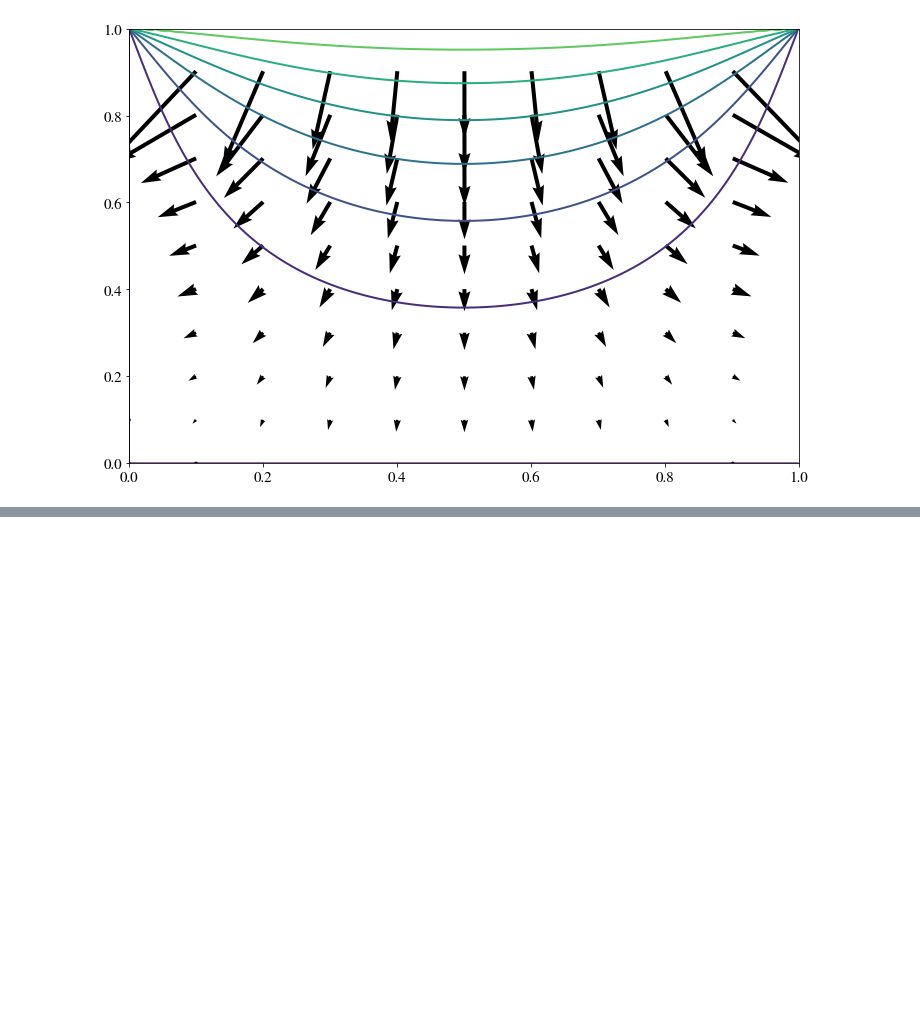
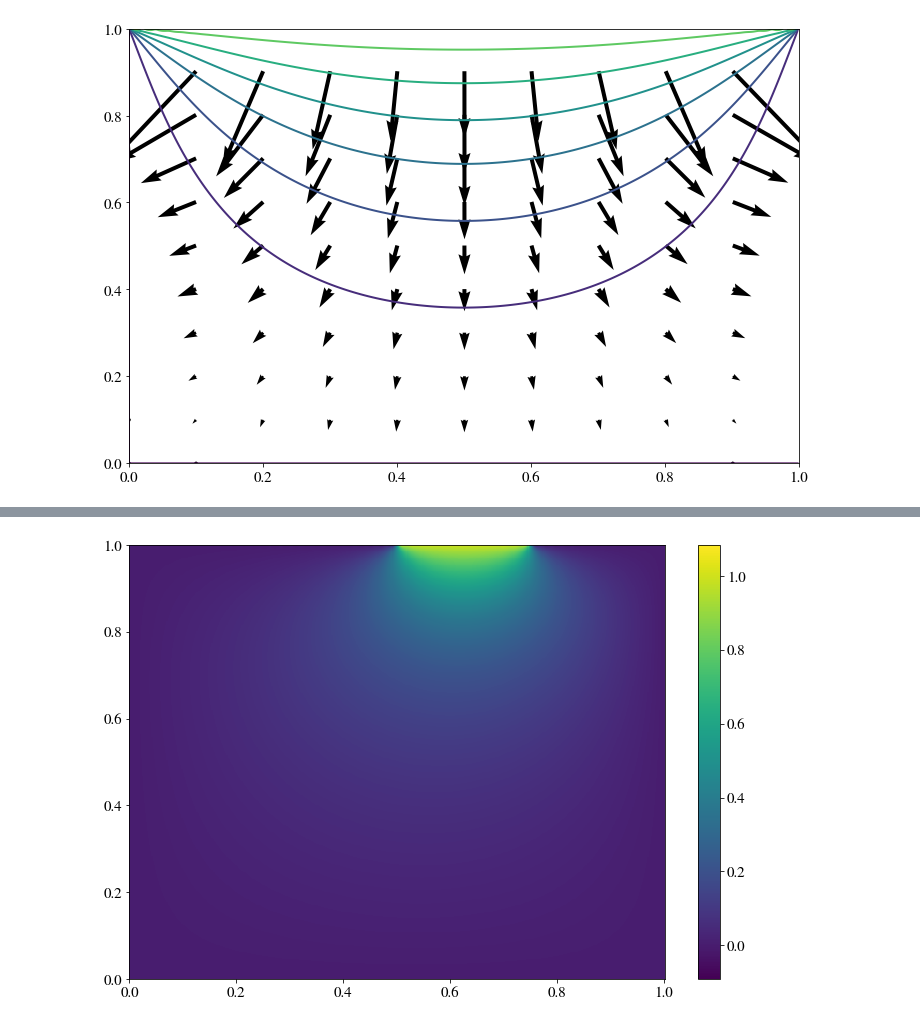
Before and after one commit to sindrelothe/TFY4240, a Jupyter notebook: Project/01-Project_test.ipynb, the cells around one changed output, grey strips where cells are left out. Cells and saved outputs as stored; diff of their text form; code cells hidden in the pictures; blank space fills up the shorter version.

```diff
--- a/Project/01-Project_test.ipynb
+++ b/Project/01-Project_test.ipynb
@@ -112,0 +156,6 @@ plt.show()
+# %%
+plt.pcolormesh(xx, yy, V_matrix)
+plt.colorbar()
+plt.show()
+# %% [output]
+[figure, added]
```
Also changed, not shown: parts of 20 cells of this notebook.
